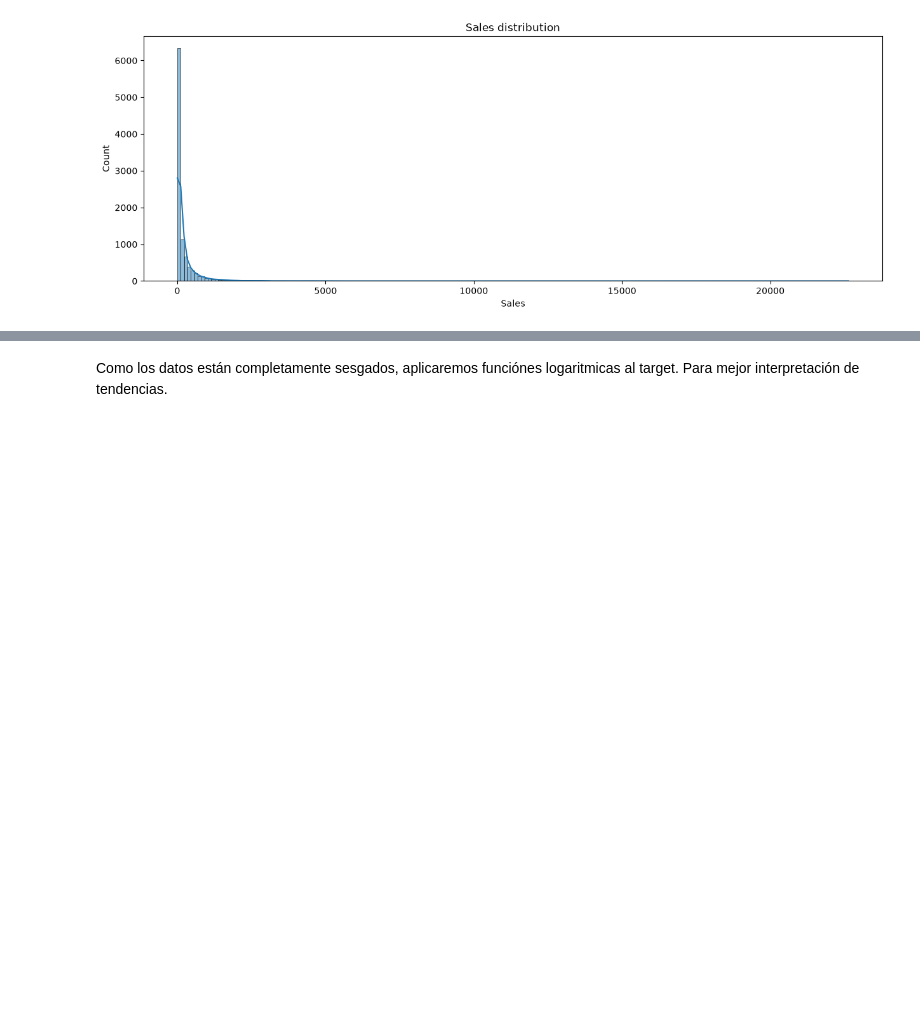
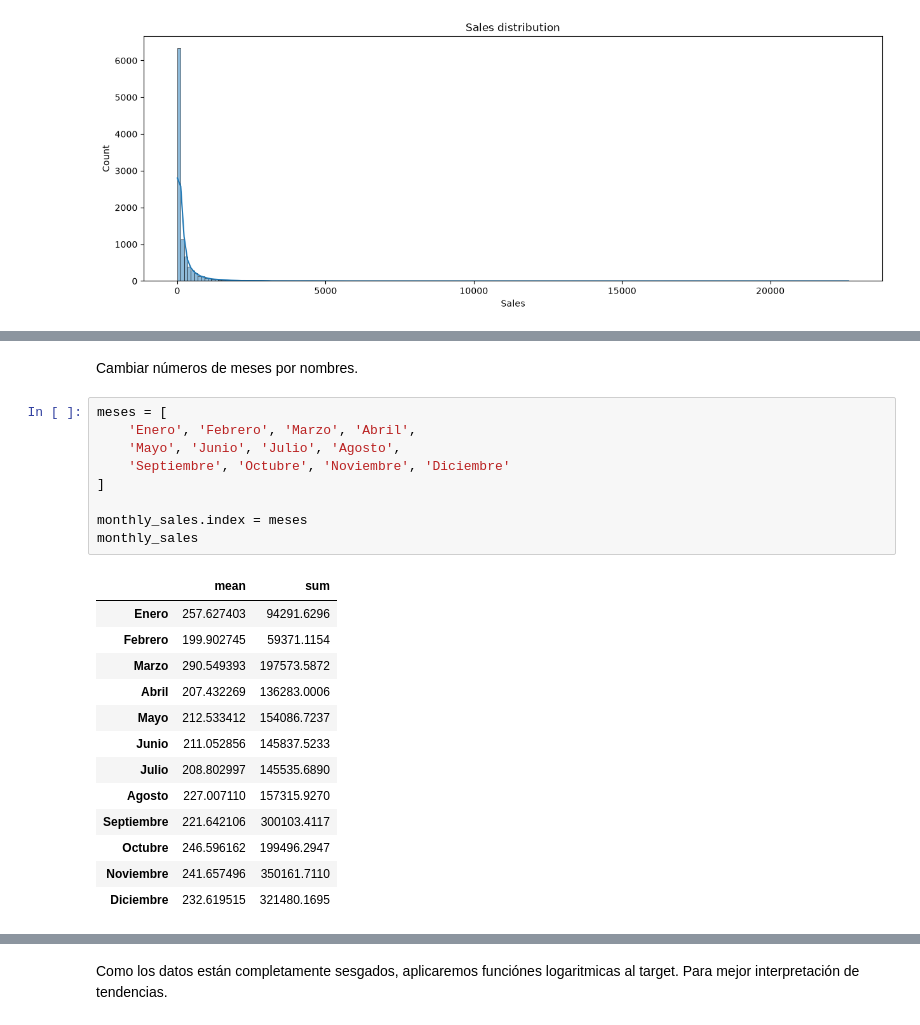
Before and after one commit to charligram/1_analisis_ventas, a Jupyter notebook: notebooks/01_EDA.ipynb, the cells around one changed output, grey strips where cells are left out. Drawn from its saved outputs; the diff is of its cells as text; blank space fills up the shorter version.

```diff
--- a/notebooks/01_EDA.ipynb
+++ b/notebooks/01_EDA.ipynb
@@ -203,0 +224,25 @@ plt.show()
+# %% [markdown]
+Cambiar números de meses por nombres.
+# %%
+meses = [
+    'Enero', 'Febrero', 'Marzo', 'Abril',
+    'Mayo', 'Junio', 'Julio', 'Agosto',
+    'Septiembre', 'Octubre', 'Noviembre', 'Diciembre'
+]
+
+monthly_sales.index = meses
+monthly_sales
+# %% [output]
+|  | mean | sum |
+| Enero | 257.627403 | 94291.6296 |
+| Febrero | 199.902745 | 59371.1154 |
+| Marzo | 290.549393 | 197573.5872 |
+| Abril | 207.432269 | 136283.0006 |
+| Mayo | 212.533412 | 154086.7237 |
+| Junio | 211.052856 | 145837.5233 |
+| Julio | 208.802997 | 145535.6890 |
+| Agosto | 227.007110 | 157315.9270 |
+| Septiembre | 221.642106 | 300103.4117 |
+| Octubre | 246.596162 | 199496.2947 |
+| Noviembre | 241.657496 | 350161.7110 |
+| Diciembre | 232.619515 | 321480.1695 |
```
Also changed, not shown: parts of 3 cells of this notebook, 1 other file.
